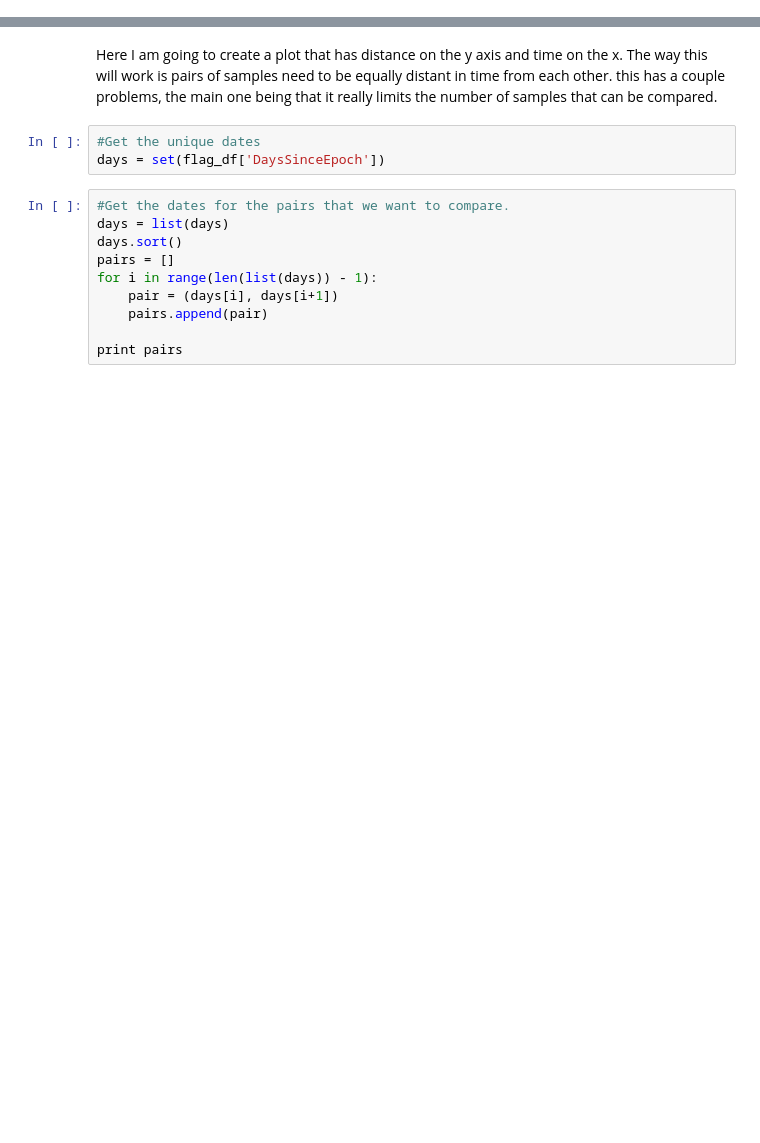
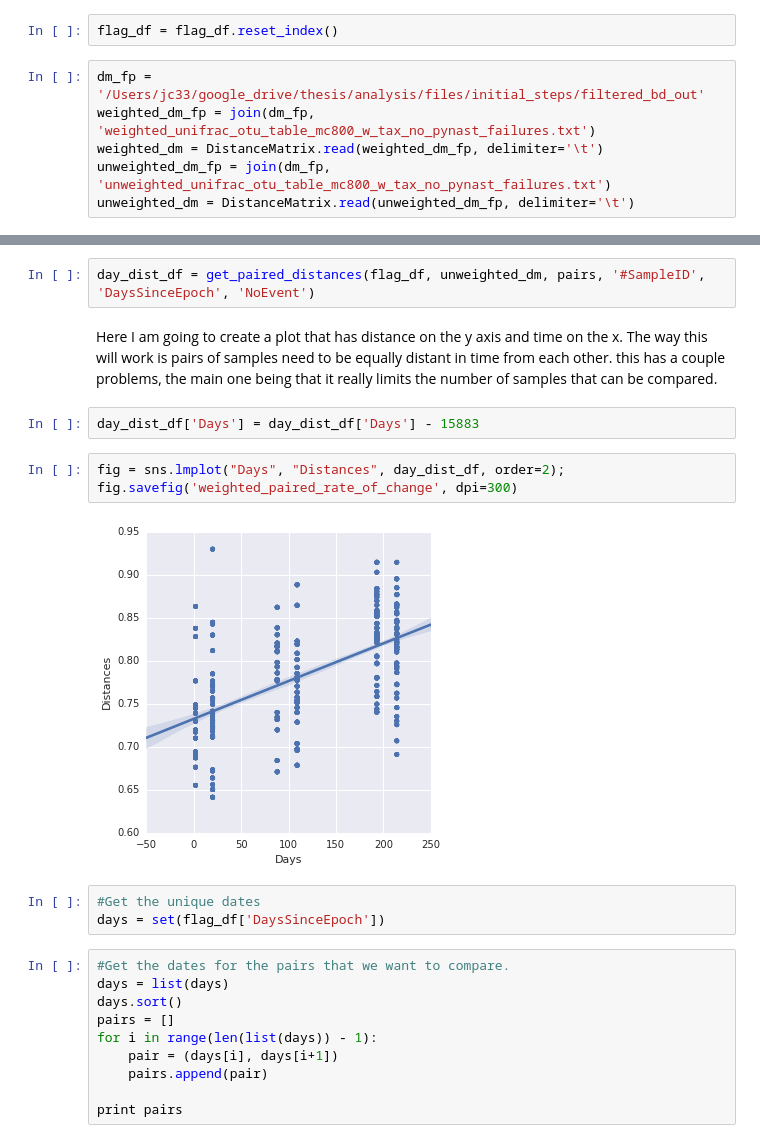
Before and after one commit to johnchase/thesis_analysis, a Jupyter notebook: rate_of_change/rate_of_change.ipynb, the cells around one changed output, grey strips where cells are left out. Cells and saved outputs as stored; diff of their text form; blank space fills up the shorter version.

```diff
--- a/rate_of_change/rate_of_change.ipynb
+++ b/rate_of_change/rate_of_change.ipynb
@@ -99,3 +141,11 @@ toronto_ids1
 flag_df = map_df[map_df['City']== 'flagstaff']
 # Filter out the event ne ids as they may skew things a bit
 flag_df = flag_df[map_df['Event'] > 1]
+# %%
+flag_df = flag_df.reset_index()
+# %%
+dm_fp = '/Users/jc33/google_drive/thesis/analysis/files/initial_steps/filtered_bd_out'
+weighted_dm_fp = join(dm_fp, 'weighted_unifrac_otu_table_mc800_w_tax_no_pynast_failures.txt')
+weighted_dm = DistanceMatrix.read(weighted_dm_fp, delimiter='\t')
+unweighted_dm_fp = join(dm_fp, 'unweighted_unifrac_otu_table_mc800_w_tax_no_pynast_failures.txt')
+unweighted_dm = DistanceMatrix.read(unweighted_dm_fp, delimiter='\t')
@@ -102,5 +156,14 @@ flag_df = flag_df[map_df['Event'] > 1]
+# %%
+day_dist_df = get_paired_distances(flag_df, unweighted_dm, pairs, '#SampleID', 'DaysSinceEpoch', 'NoEvent')
 # %% [markdown]
 Here I am going to create a plot that has distance on the y axis and time on the x. The way this will work is pairs of samples need to be equally distant in time from each other. this has a couple problems, the main one being that it really limits the number of samples that can be compared.
+# %%
+day_dist_df['Days'] = day_dist_df['Days'] - 15883
+# %%
+fig = sns.lmplot("Days", "Distances", day_dist_df, order=2);
+fig.savefig('weighted_paired_rate_of_change', dpi=300)
+# %% [output]
+[figure, added]
 # %%
 #Get the unique dates
 days = set(flag_df['DaysSinceEpoch'])
```
Also changed, not shown: parts of 34 cells of this notebook.
